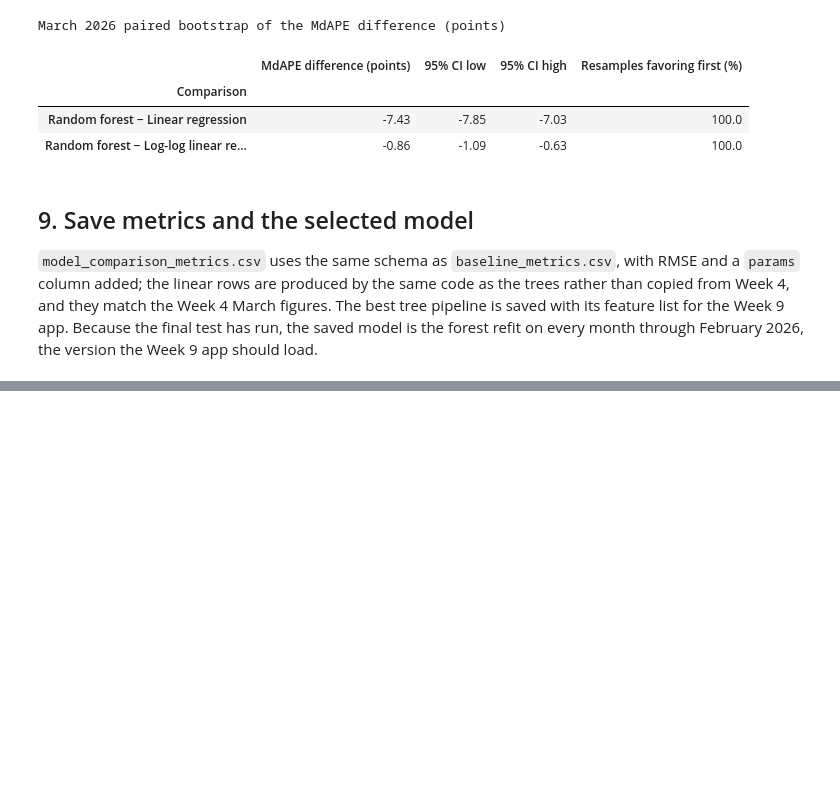
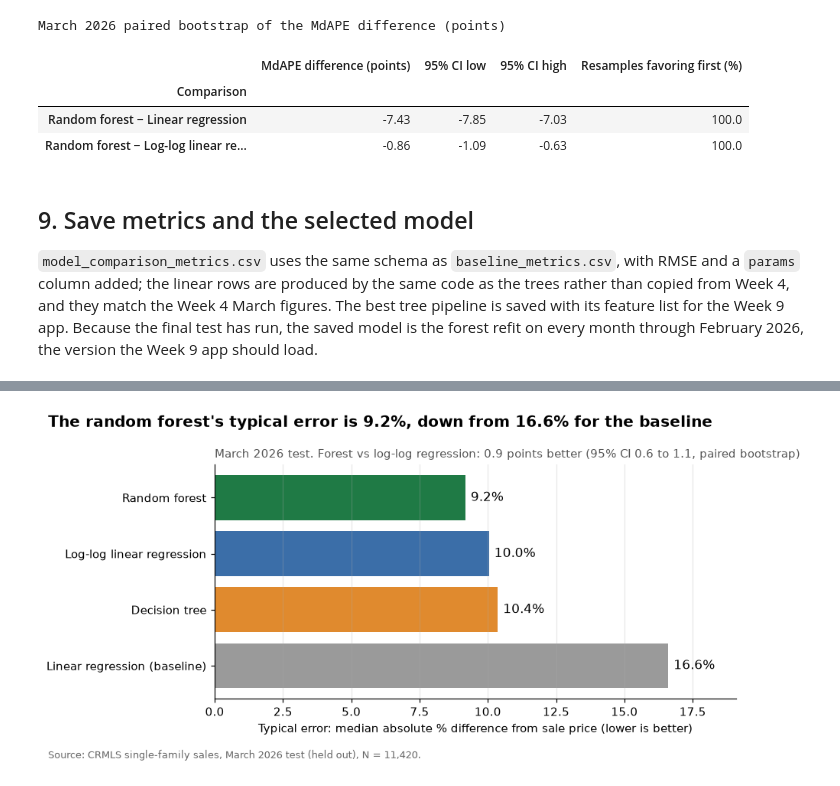
Before and after one commit to tantancodes/IDX-Exchange-Data-Science, a Jupyter notebook: notebooks/04_model_comparison.ipynb, the cells around one changed output, grey strips where cells are left out. Drawn from its saved outputs; the diff is of its cells as text; code cells hidden in the pictures; blank space fills up the shorter version.

```diff
--- a/notebooks/04_model_comparison.ipynb
+++ b/notebooks/04_model_comparison.ipynb
@@ -54,10 +54,9 @@ RF_GRID = {"n_estimators": [200, 400], "max_features": [0.33, 0.5, 1.0],
 N_BOOTSTRAP = 1_000
 IMPORTANCE_SAMPLE = 5_000
 
-LINEAR, LOG_LINEAR = "Linear regression", "Log-log linear regression"
-TREE, FOREST = "Decision tree", "Random forest"
+LINEAR, LOG_LINEAR, TREE, FOREST = avm.MODEL_ORDER
 SHORT_NAMES = {LINEAR: "Linear", LOG_LINEAR: "Log-log", TREE: "Tree", FOREST: "Forest"}
-MODEL_COLORS = {LINEAR: "#9a9a9a", LOG_LINEAR: "#3b6ea8", TREE: "#e08a2e", FOREST: "#2f8f5b"}
+MODEL_COLORS = avm.MODEL_COLORS
 pd.set_option("display.max_colwidth", None)
 plt.rcParams.update({"figure.figsize": (7, 4), "figure.dpi": 110,
                      "axes.spines.top": False, "axes.spines.right": False,
@@ -551,6 +550,11 @@ March is scored once, after the February choices were locked in commit `61bcbdb`
 if RUN_FINAL_TEST:
     final = avm.run_cutoff(df, TEST_MONTH, final_factories, keep_models=True)
     runs[TEST_MONTH] = final
+    saved_test = (pd.read_csv(RESULTS_DIR / "model_comparison_metrics.csv", dtype={"month": str})
+                  .query("split == 'test'"))
+    if not saved_test.empty:
+        avm.assert_metrics_match(final, saved_test)
+        print("March refit matches the saved test metrics at displayed precision.")
     print(f"March 2026, filtered (coverage {final['coverage']:.1%})")
     display(avm.format_table(avm.metrics_table(final, "filtered", SUMMARY_COLUMNS)))
     print("March 2026, all valid sales")
@@ -688,0 +789,20 @@ The forest's gain is real in March as well: neither interval comes close to zero
+# %%
+gap = bootstrap_results.query("split == 'test' and Comparison == 'Random forest − Log-log linear regression'").iloc[0]
+order = march["MdAPE_pct"].sort_values(ascending=False)  # barh draws bottom-up, so the best ends on top
+fig, ax = plt.subplots(figsize=(8.5, 4.2))
+ax.barh([NAMES[m] for m in order.index], order, color=[COLORS[m] for m in order.index])
+for y, value in enumerate(order):
+    ax.text(value + 0.2, y, f"{value:.1f}%", va="center", fontsize=11)
+ax.set(xlabel="Typical error: median absolute % difference from sale price (lower is better)",
+       xlim=(0, order.max() * 1.15))
+ax.grid(axis="y", visible=False)
+avm.finish_chart(
+    fig, ax,
+    f"The random forest's typical error is {march.loc[FOREST, 'MdAPE_pct']:.1f}%, "
+    f"down from {march.loc[LINEAR, 'MdAPE_pct']:.1f}% for the baseline",
+    f"March 2026 test. Forest vs log-log regression: {-gap['MdAPE difference (points)']:.1f} points better "
+    f"(95% CI {-gap['95% CI high']:.1f} to {-gap['95% CI low']:.1f}, paired bootstrap)",
+    SOURCE)
+plt.show()
+# %% [output]
+[figure, added]
```
Also changed, not shown: parts of 13 cells of this notebook, 5 other files.
